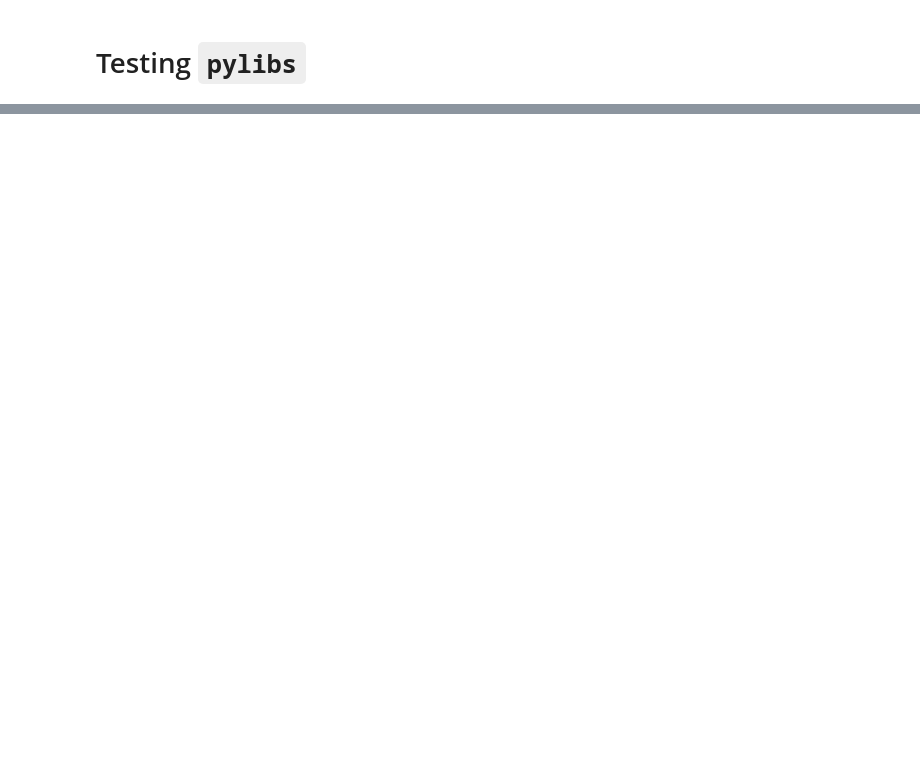
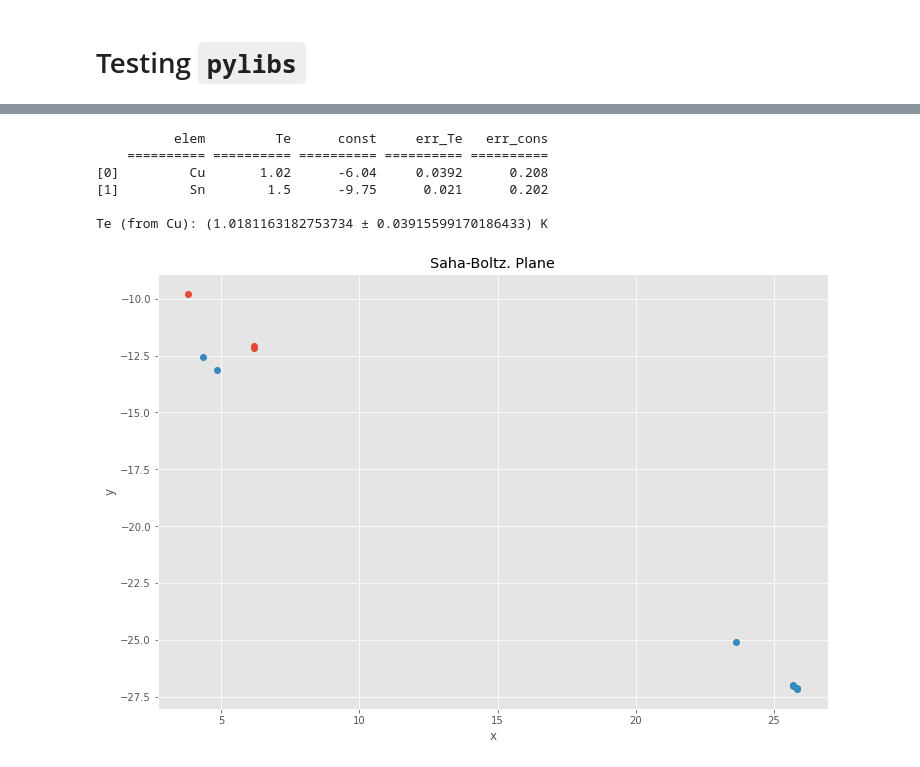
Before and after one commit to msssivadas10/pylibs, a Jupyter notebook: test_1.ipynb, the cells around one changed output, grey strips where cells are left out. Drawn from its saved outputs; the diff is of its cells as text; code cells hidden in the pictures; blank space fills up the shorter version.

```diff
--- a/test_1.ipynb
+++ b/test_1.ipynb
@@ -63,0 +39,9 @@ if __name__ == "__main__":
+# %%
+s = u.testSpectrum_CuSn() # spctrum with default settings
+
+
+# create an analyser object:
+q = u.QAnalyser(s, list(s.attrs['plasma'].comp.keys()))
+q.setReferenceLines(ref)
+
+q.searchPeaks(match = True, dist_ub = 1.)
@@ -63,0 +65,9 @@ if __name__ == "__main__":
+# %%
+
+q.makeBoltzPlane(1., 1.e+17, fmt = 'saha') # make saha-boltz. plane
+
+b = q.getBoltzPlane() # get the saha-boltz. plane object
+# %%
+
+t = b.getPoints()
+t.print() # print boltz-coordinates
@@ -63,0 +87,25 @@ if __name__ == "__main__":
+# %%
+
+b.getLineParam().print() # fit line to points
+
+b.estimateTe('cu') # find tempereture (use cu)
+print(f"\nTe (from Cu): ({b.Te} \u00b1 {b.Te_err}) K")
+# %% [output]
+          elem         Te      const     err_Te   err_cons
+    ========== ========== ========== ========== ==========
+[0]         Cu       1.02      -6.04     0.0392      0.208
+[1]         Sn        1.5      -9.75      0.021      0.202
+
+Te (from Cu): (1.0181163182753734 ± 0.03915599170186433) K
+# %%
+# saha-boltz. plane
+
+plt.figure(figsize = [12, 8])
+sp = ...
+for elem in q._elem_idx.keys():
+    t = b.getPoints(elem, sp)
+    plt.plot(t.c('x'), t.c('y'), 'o')
+plt.xlabel("x"); plt.ylabel("y"); plt.title("Saha-Boltz. Plane")
+plt.show()
+# %% [output]
+[figure, added]
```
Also changed, not shown: parts of 8 cells of this notebook.
